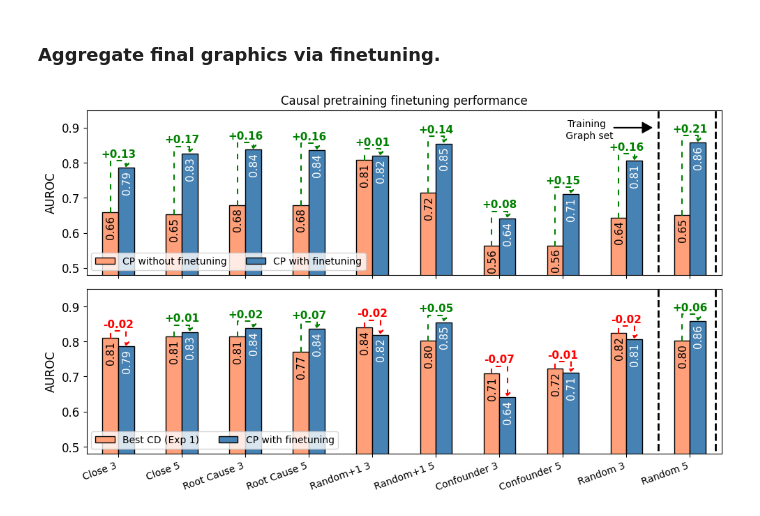
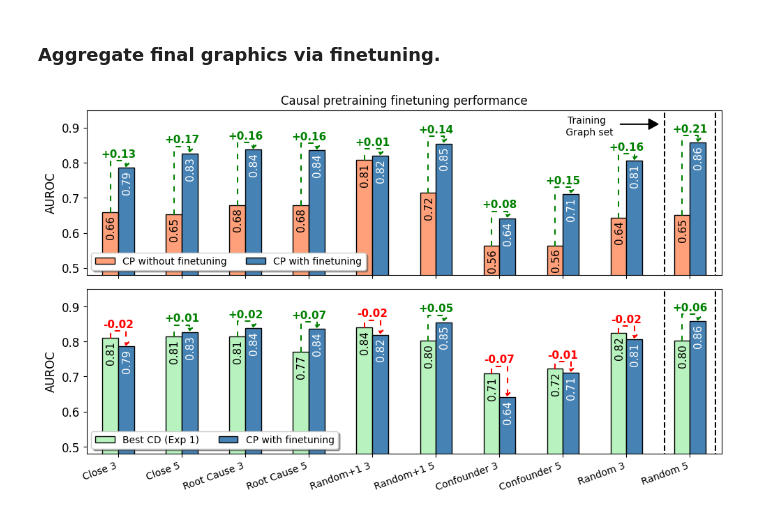
Before and after one commit to CausalRivers/experiments, a Jupyter notebook: exp3.ipynb, the cells around one changed output. Drawn from its saved outputs; the diff is of its cells as text; code cells hidden in the pictures.

```diff
--- a/exp3.ipynb
+++ b/exp3.ipynb
@@ -58,7 +54,7 @@ df["Increase"] =  df["After"] - df["Before"]
 df["Increase2"] =  df["After"] - df["Best"]
 df.drop(index=["disjoint_10"],inplace=True)
 # %%
-df.rename(columns={"Before": "CP without finetuning", "After": "CP with finetuning", "Best": "Best CD (Exp 1)"}, inplace=True)
+df.rename(columns={"Before": "CP without finetuning", "After": "CP with finetuning", "Best": "Best Result of Exp 1 "}, inplace=True)
 # %%
 def gain_graph(ax, df, data_n = ["Before", "After", "Increase"], color=["#FFA07A", "#4682B4"]):
     # dont plot increase
@@ -133,29 +129,29 @@ def gain_graph(ax, df, data_n = ["Before", "After", "Increase"], color=["#FFA07A
 # %%
 fig, ax = plt.subplots(nrows=2, ncols=1, figsize=(10, 6), sharex=True)
 gain_graph(ax[0], df, ["CP without finetuning", "CP with finetuning", "Increase"], color=["#FFA07A", "#4682B4"])
-gain_graph(ax[1], df, ["Best CD (Exp 1)", "CP with finetuning", "Increase2"],color=["C2", "#4682B4"])
+gain_graph(ax[1], df, ["Best CD (Exp 1)", "CP with finetuning", "Increase2"],color=["#B8F2BE", "#4682B4"])
 
 ax[0].set_title("Causal pretraining finetuning performance", fontsize=12)
 plt.tight_layout()
 
 ax[0].set_yticks([0.5,0.6,0.7,0.8,0.9],[0.5,0.6,0.7,0.8,0.9])
 ax[1].set_yticks([0.5,0.6,0.7,0.8,0.9],[0.5,0.6,0.7,0.8,0.9])
 
 
-ax[0].vlines(8.5, 0.4,1, linestyle="dashed", color="black", linewidth=2)
-ax[0].vlines(9.4, 0.4,1, linestyle="dashed", color="black", linewidth=2)
-ax[1].vlines(8.5, 0.4,1, linestyle="dashed", color="black", linewidth=2)
-ax[1].vlines(9.4, 0.4,1, linestyle="dashed", color="black", linewidth=2)
+ax[0].vlines(8.6, 0.4,1, linestyle="dashed", color="black", linewidth=1.5)
+ax[0].vlines(9.4, 0.4,1, linestyle="dashed", color="black", linewidth=1.5)
+ax[1].vlines(8.6, 0.4,1, linestyle="dashed", color="black", linewidth=1.5)
+ax[1].vlines(9.4, 0.4,1, linestyle="dashed", color="black", linewidth=1.5)
 
-ax[0].legend(loc=3, ncols=2)
-ax[1].legend(loc=3, ncols=2)
+ax[0].legend(loc=3, ncols=2,framealpha=1, shadow=True)
+ax[1].legend(loc=3, ncols=2,framealpha=1, fancybox=True, shadow=True)
 
 ax[0].set_xticklabels(["Close 3", "Close 5", "Root Cause 3", "Root Cause 5", "Random+1 3", "Random+1 5", "Confounder 3", "Confounder 5", "Random 3", "Random 5"], fontsize=8)
 
-ax[0].text(7.4, 0.87,"Training \n Graph set", ha="center", fontsize=10)
+ax[0].text(7.4, 0.88,"Training \n Graph set", ha="center", fontsize=10)
 #ax[1].text(8., 0.91,"Training \n Graph set", ha="center", fontsize=8)
-ax[0].arrow(7.8, 0.9, 0.6,0., length_includes_head=True, head_width=0.03, head_length=0.15, facecolor="black")
+ax[0].arrow(7.9, 0.91, 0.6,0., length_includes_head=True, head_width=0.03, head_length=0.15, facecolor="black")
 
 fig.savefig("../graphics/fine_tune.pdf", bbox_inches="tight")
 # %% [output]
-[figure, old version]
+[figure, new version]
```
Also changed, not shown: parts of 1 cell of this notebook.
